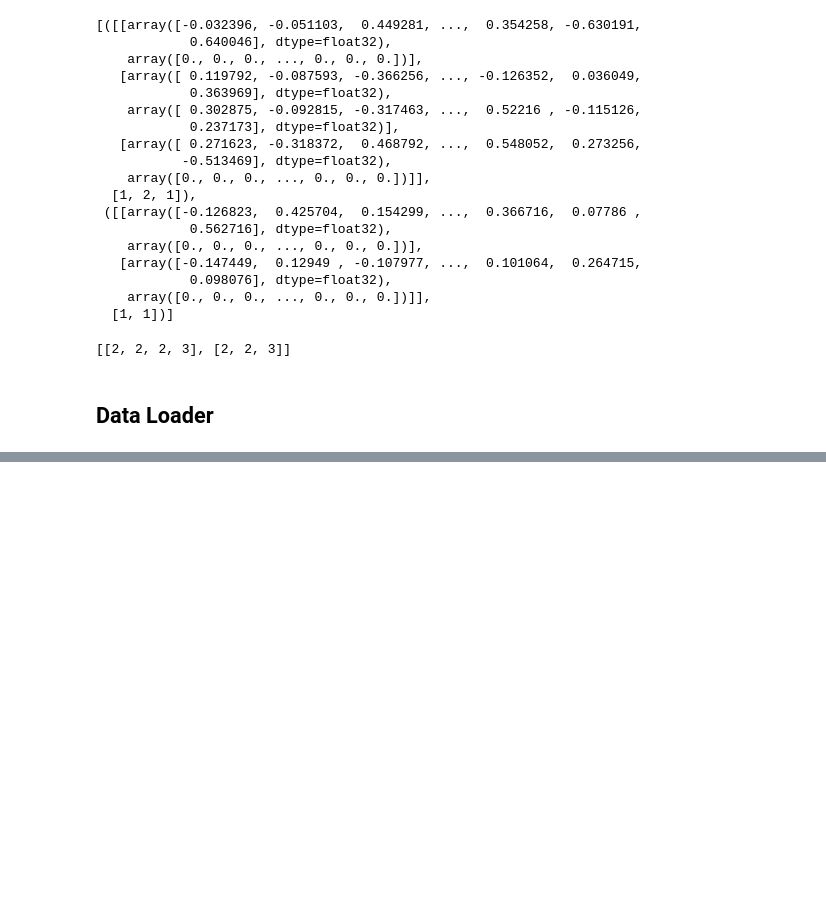
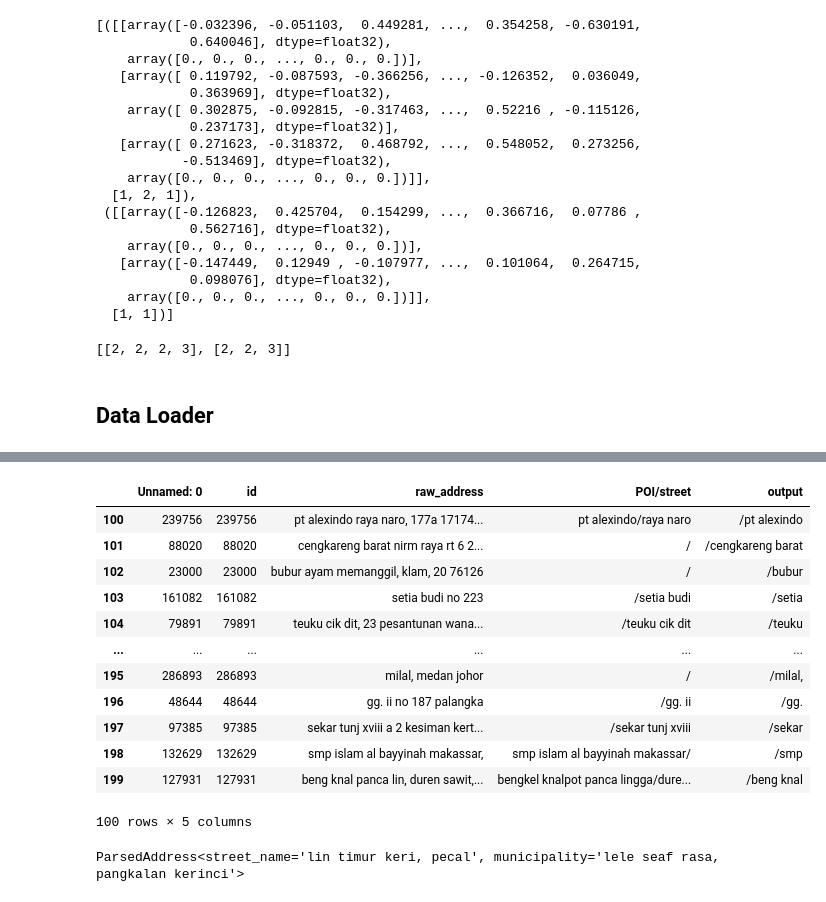
Before and after one commit to ssantichaivekin/shopee-street, a Jupyter notebook: 03_model.ipynb, the cells around one changed output, grey strips where cells are left out. Saved outputs shown, nothing was run; the diff lists cells and outputs as text; code cells hidden in the pictures; blank space fills up the shorter version.

```diff
--- a/03_model.ipynb
+++ b/03_model.ipynb
@@ -599,2 +652,0 @@ test_data = pd.read_csv("./scl-2021-ds/valid_split.csv")
-# %%
-model = model.to('cpu')
@@ -640,0 +653,2 @@ KeyboardInterrupt:
+# %%
+validation = True
@@ -640,0 +662,32 @@ KeyboardInterrupt:
+# %%
+def almost_correct(str1, str2):
+    def levenshtein(seq1, seq2):
+        size_x = len(seq1) + 1
+        size_y = len(seq2) + 1
+        matrix = np.zeros ((size_x, size_y))
+        for x in range(size_x):
+            matrix [x, 0] = x
+        for y in range(size_y):
+            matrix [0, y] = y
+
+        for x in range(1, size_x):
+            for y in range(1, size_y):
+                if seq1[x-1] == seq2[y-1]:
+                    matrix [x,y] = min(
+                        matrix[x-1, y] + 1,
+                        matrix[x-1, y-1],
+                        matrix[x, y-1] + 1
+                    )
+                else:
+                    matrix [x,y] = min(
+                        matrix[x-1,y] + 1,
+                        matrix[x-1,y-1] + 1,
+                        matrix[x,y-1] + 1
+                    )
+
+        return (matrix[size_x - 1, size_y - 1])
+
+    max_length = max(len(str1), len(str2))
+    levenshtein_dist = levenshtein(str1, str2)
+    normalized_score = (max_length - levenshtein_dist) / max_length
+    return normalized_score
@@ -640,0 +759,20 @@ KeyboardInterrupt:
+# %%
+test_data[100:200]
+# %% [output]
+|  | Unnamed: 0 | id | raw_address | POI/street | output |
+| 100 | 239756 | 239756 | pt alexindo raya naro, 177a 17174... | pt alexindo/raya naro | /pt alexindo |
+| 101 | 88020 | 88020 | cengkareng barat nirm raya rt 6 2... | / | /cengkareng barat |
+| 102 | 23000 | 23000 | bubur ayam memanggil, klam, 20 76126 | / | /bubur |
+| 103 | 161082 | 161082 | setia budi no 223 | /setia budi | /setia |
+| 104 | 79891 | 79891 | teuku cik dit, 23 pesantunan wana... | /teuku cik dit | /teuku |
+| ... | ... | ... | ... | ... | ... |
+| 195 | 286893 | 286893 | milal, medan johor | / | /milal, |
+| 196 | 48644 | 48644 | gg. ii no 187 palangka | /gg. ii | /gg. |
+| 197 | 97385 | 97385 | sekar tunj xviii a 2 kesiman kert... | /sekar tunj xviii | /sekar |
+| 198 | 132629 | 132629 | smp islam al bayyinah makassar, | smp islam al bayyinah makassar/ | /smp |
+| 199 | 127931 | 127931 | beng knal panca lin, duren sawit,... | bengkel knalpot panca lingga/dure... | /beng knal |
+100 rows × 5 columns
+# %%
+parsed_address
+# %% [output]
+ParsedAddress<street_name='lin timur keri, pecal', municipality='lele seaf rasa, pangkalan kerinci'>
```
Also changed, not shown: parts of 16 cells of this notebook, 1 other file.
